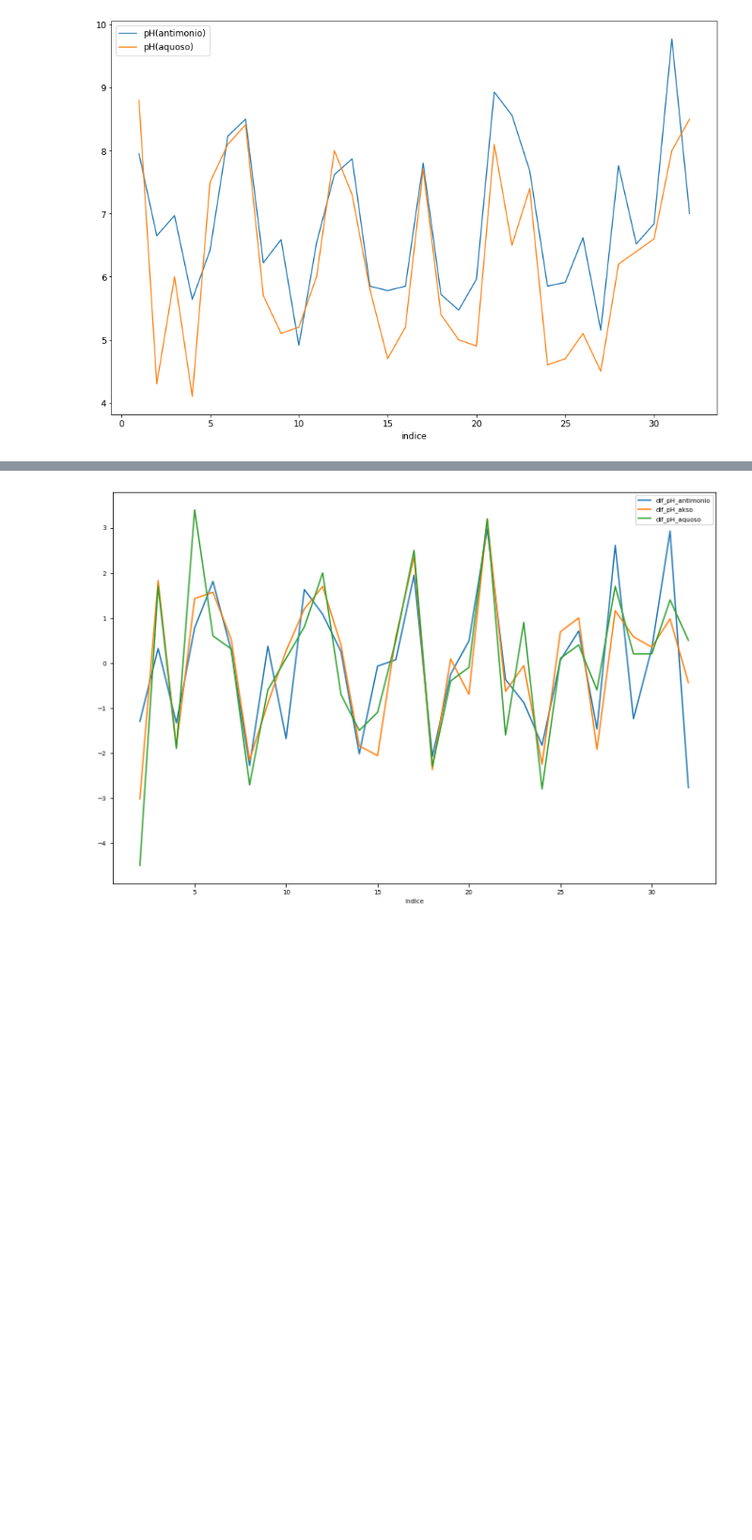
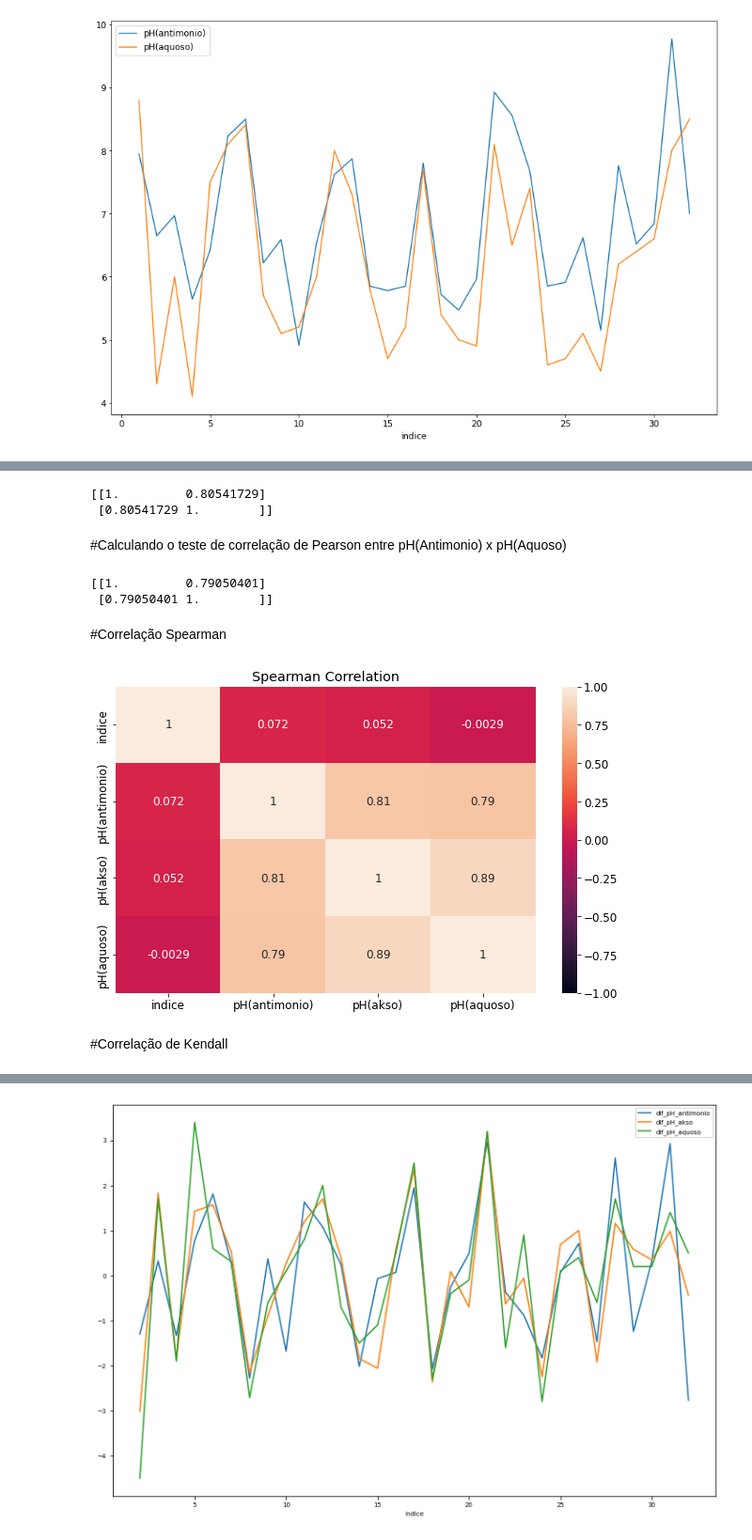
Before and after one commit to SauloHenriqueAguiar/AnalisedosDadosPH, a Jupyter notebook: testesensorpHcomp.ipynb, the cells around one changed output, grey strips where cells are left out. Shown at 94% size. Cells and saved outputs as stored; diff of their text form; code cells hidden in the pictures; blank space fills up the shorter version.

```diff
--- a/testesensorpHcomp.ipynb
+++ b/testesensorpHcomp.ipynb
@@ -77,0 +111,38 @@ df.plot(kind='line', x='indice', y='pH(aquoso)', ax=axes);
+# %%
+import numpy as np
+
+
+corr = np.corrcoef(df['pH(antimonio)'], df['pH(akso)'])
+print(corr)
+# %% [output]
+[[1.         0.80541729]
+ [0.80541729 1.        ]]
+# %% [markdown]
+#Calculando o teste de correlação de Pearson entre pH(Antimonio) x pH(Aquoso)
+# %%
+corr = np.corrcoef(df['pH(antimonio)'], df['pH(aquoso)'])
+print(corr)
+# %% [output]
+[[1.         0.79050401]
+ [0.79050401 1.        ]]
+# %% [markdown]
+#Correlação Spearman
+# %%
+import numpy as np
+import pandas as pd
+import seaborn as sns # For pairplots and heatmaps
+import matplotlib.pyplot as plt
+
+def display_correlation(discorr):
+    r = discorr.corr(method="spearman")
+    plt.figure(figsize=(10,6))
+    heatmap = sns.heatmap(discorr.corr(), vmin=-1,
+                      vmax=1, annot=True)
+    plt.title("Spearman Correlation")
+    return(r)
+# %%
+r_simple=display_correlation(df)
+# %% [output]
+[figure, added]
+# %% [markdown]
+#Correlação de Kendall
```
Also changed, not shown: parts of 33 cells of this notebook.
